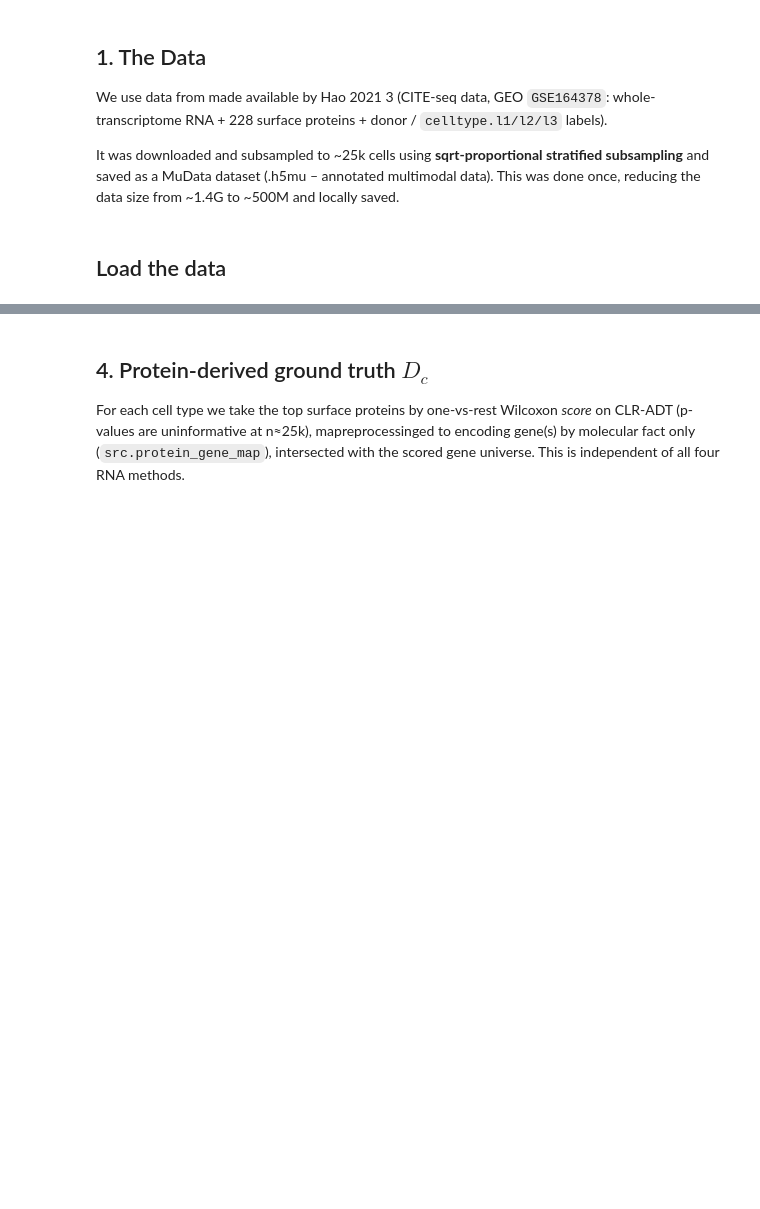
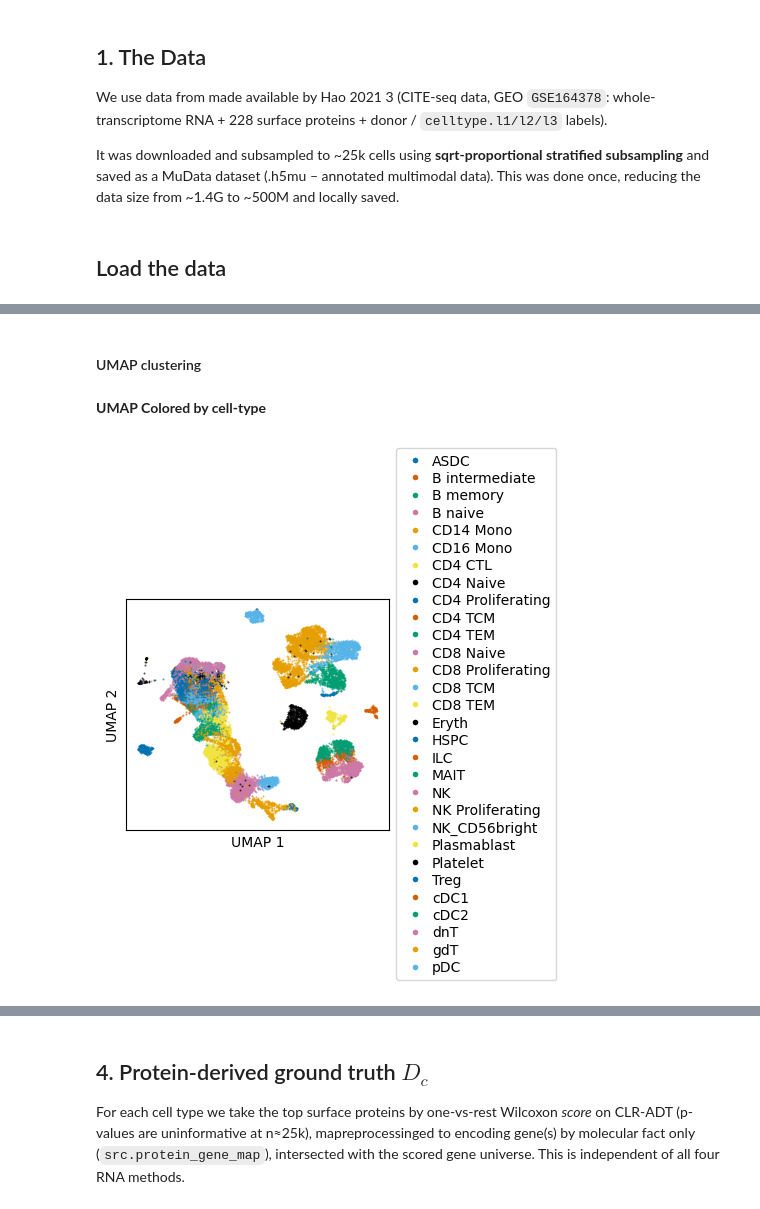
Before and after one commit to inbar/data_science_for_life_science_summer_2026_project_python, a Jupyter notebook: notebooks/notebook.ipynb, the cells around one changed output, grey strips where cells are left out. Saved outputs shown, nothing was run; the diff lists cells and outputs as text; code cells hidden in the pictures; blank space fills up the shorter version.

```diff
--- a/notebooks/notebook.ipynb
+++ b/notebooks/notebook.ipynb
@@ -169,0 +261,12 @@ fig,_ = plotting.protein_validation_heatmap(matz); plotting.save(fig,f"fig_adt_v
+# %%
+cell_types = rna_dataset.obs[LEVEL]
+donors = rna_dataset.obs[config.DONOR_KEY]
+# %% [markdown]
+#### UMAP clustering
+# %% [markdown]
+**UMAP Colored by cell-type**
+# %%
+fig, _ = plotting.embedding_scatter(rna_dataset.obsm["X_umap"], cell_types)
+_ = plotting.save(fig, f"fig_umap_celltype{PLOTTING_TAG}")
+# %% [output]
+[figure, added]
```
Also changed, not shown: parts of 77 cells of this notebook, 8 other files.
